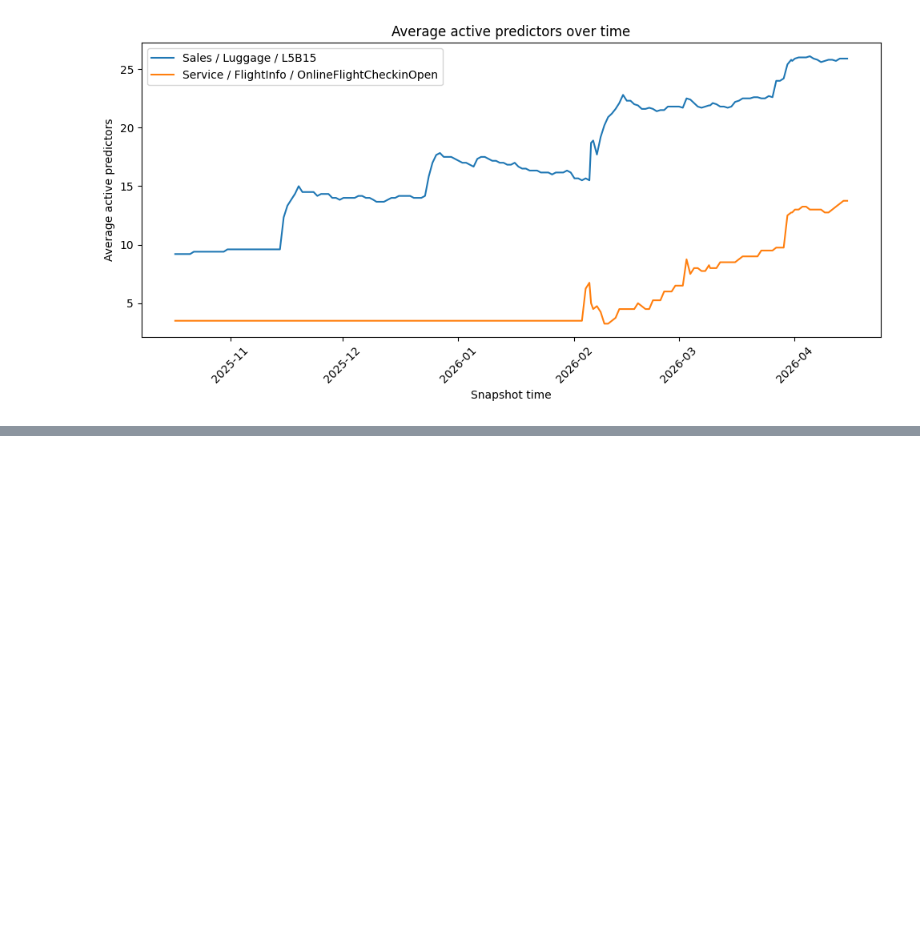
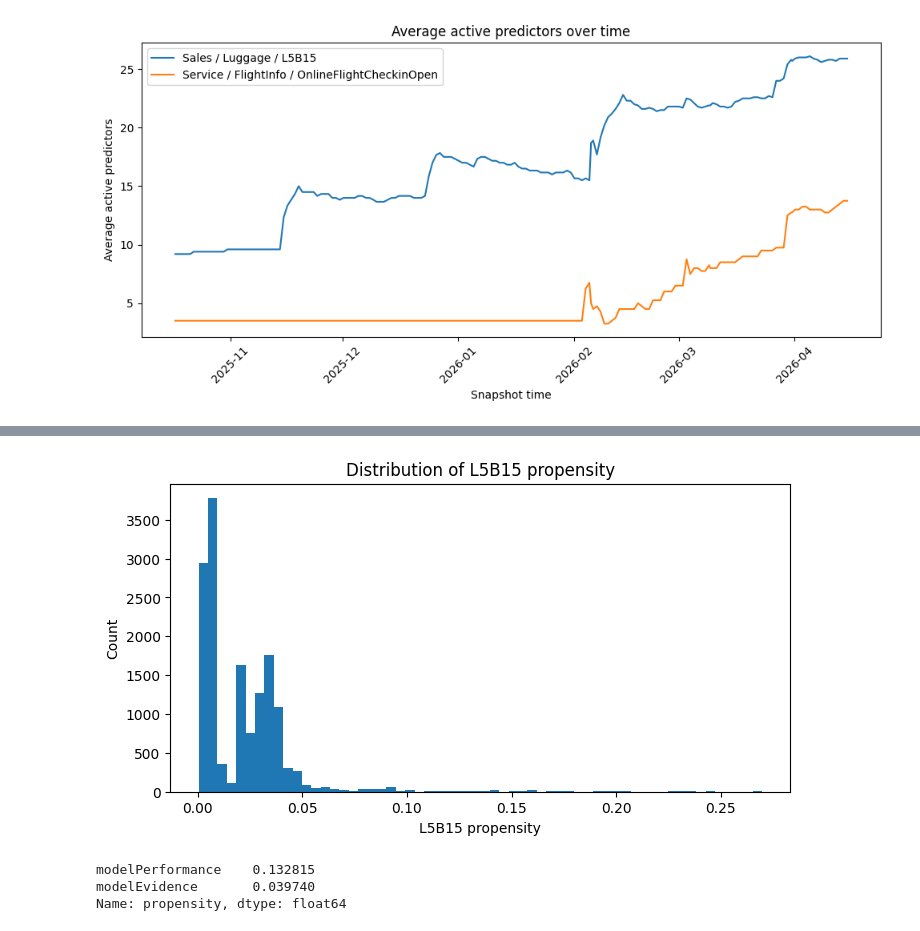
Before and after one commit to bosnbos/xai-fidelity-benchmark, a Jupyter notebook: notebooks/archive/exploration_original.ipynb, the cells around one changed output, grey strips where cells are left out. Cells and saved outputs as stored; diff of their text form; code cells hidden in the pictures; blank space fills up the shorter version.

```diff
--- a/notebooks/exploration.ipynb
+++ b/notebooks/archive/exploration_original.ipynb
@@ -16,7 +43,9 @@ Imports OK
 DATA_DIR = Path("../data")
 MODEL_FILE = DATA_DIR / "data-model-snapshop.json"
 PREDICTOR_FILE = DATA_DIR / "data-Predictor-binning-snapshot.json"
+L5B15_FILE = DATA_DIR / "data.json"
 
+#Data loader
 def load_jsonl(filepath: Path, description: str = "Loading") -> list[dict]:
     """Load a JSON Lines file into a list of dictionaries.
 
@@ -49,6 +78,13 @@ predictor_records = load_jsonl(PREDICTOR_FILE, "Predictor binning")
 df_predictor_binning = pl.DataFrame(predictor_records)
 print(f"  → {len(df_predictor_binning)} records, {len(df_predictor_binning.columns)} columns")
 
+# Load L5B15 offer snapshots
+print("Loading L5B15 offer snapshots...")
+L5B15_records = load_jsonl(L5B15_FILE, "L5B15 offer snapshots")
+df_l5b15 = pl.DataFrame(L5B15_records)
+print(f"  → {len(df_l5b15)} records, {len(df_l5b15.columns)} columns")
+
+
 print("\n✓ Data loaded successfully")
 # %% [output]
 Loading model snapshots...
@@ -689,0 +789,7 @@ plt.show()
+# %%
+# Extract and prepare L5B15 rows
+rows = extract_l5b15_rows(df_l5b15)
+df_model = pd.DataFrame(rows)
+
+print(df_model.shape)
+print(df_model[["pyName", "propensity"]].head())
@@ -689,0 +936,29 @@ plt.show()
+# %%
+### 6.3 Target Distribution
+
+
+plt.figure(figsize=(8, 4))
+plt.hist(df_model["propensity"], bins=60)
+plt.xlabel("L5B15 propensity")
+plt.ylabel("Count")
+plt.title("Distribution of L5B15 propensity")
+plt.show()
+# %% [output]
+[figure, added]
+# %%
+### 6.4 Feature Correlation Analysis
+df_num_try = df_model.copy()
+
+for col in df_num_try.columns:
+    if df_num_try[col].dtype == "object":
+        df_num_try[col] = pd.to_numeric(df_num_try[col], errors="ignore")
+
+num_cols = df_num_try.select_dtypes(include="number").columns.tolist()
+num_cols = [c for c in num_cols if c != "propensity"]
+
+corr = df_num_try[num_cols + ["propensity"]].corr(numeric_only=True)["propensity"].drop("propensity")
+corr.abs().sort_values(ascending=False).head(30)
+# %% [output]
+modelPerformance    0.132815
+modelEvidence       0.039740
+Name: propensity, dtype: float64
```
Also changed, not shown: parts of 51 cells of this notebook, 10 other files.
